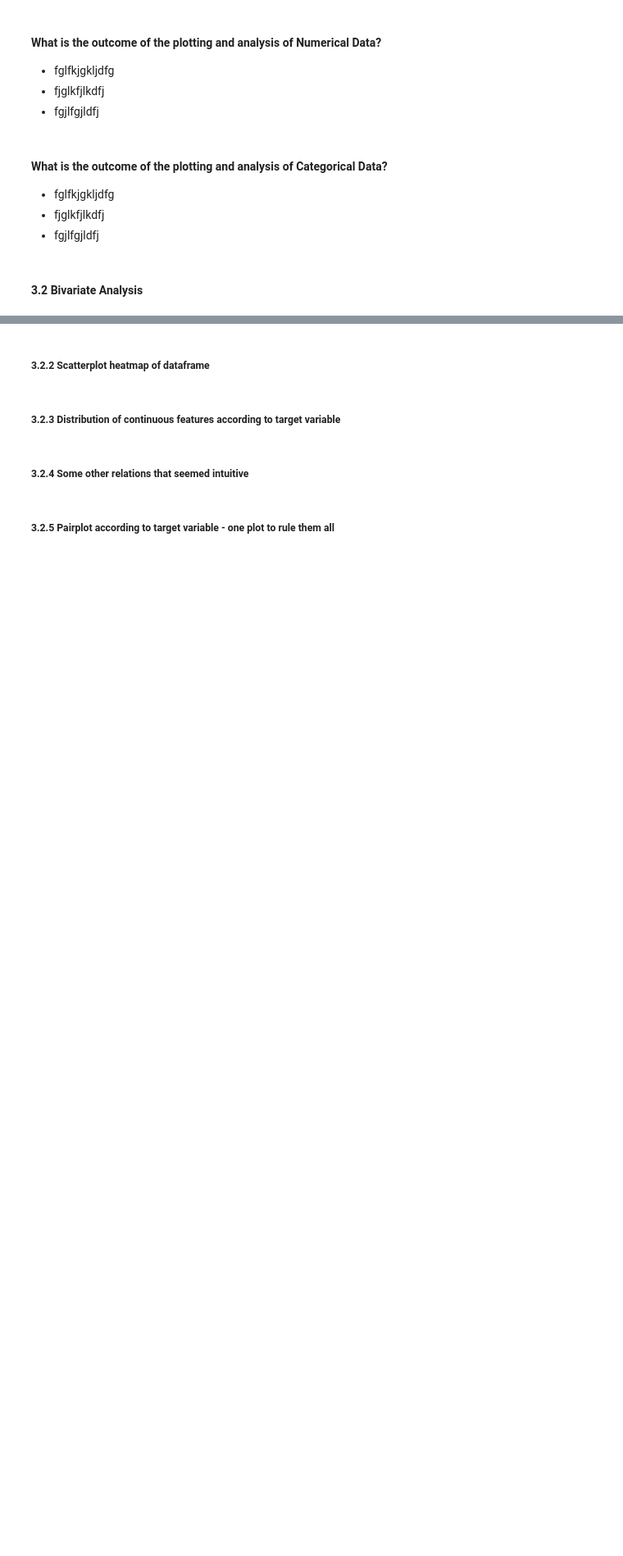
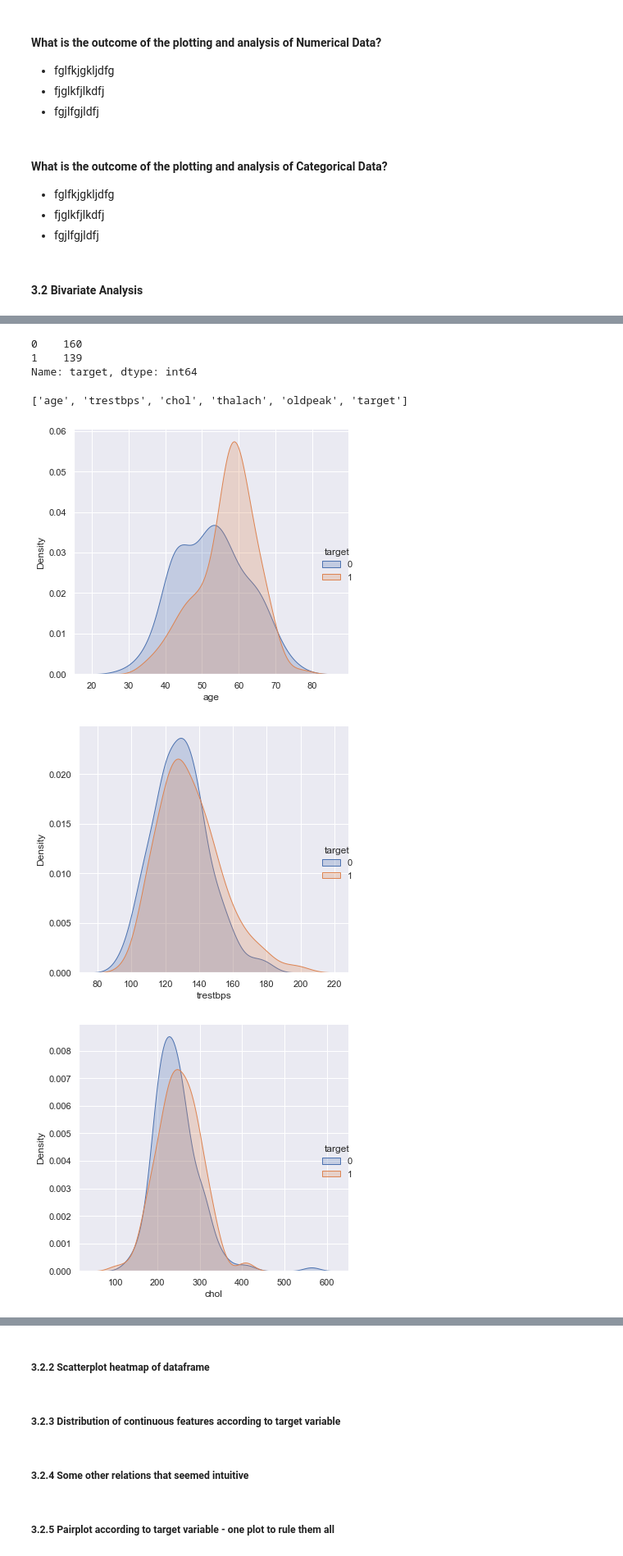
Before and after one commit to mahmoudmoe84/ML_Proejcts, a Jupyter notebook: Heart Attack Template/Heart_Attack_Project_Zero.ipynb, the cells around one changed output, grey strips where cells are left out. Shown at 82% size. Drawn from its saved outputs; the diff is of its cells as text; code cells hidden in the pictures; blank space fills up the shorter version.

```diff
--- a/Heart Attack Template/Heart_Attack_Project_Zero.ipynb
+++ b/Heart Attack Template/Heart_Attack_Project_Zero.ipynb
@@ -414,4 +414,5 @@ memory usage: 23.4+ KB
 # %% [markdown]
 ##### Very important step to remove decimals from cetgorical values to be able to plot it and see actual pentration of each category
 # %%
+final_hd[categorical_var]=final_hd[categorical_var].astype('float64')
 final_hd[categorical_var]=final_hd[categorical_var].astype('int64')
@@ -420,4 +419,5 @@ ValueError: invalid literal for int() with base 10: '0.0'
 # %%
 final_hd[categorical_var] =final_hd[categorical_var].astype('object')
 # %%
+final_hd.reset_index(inplace=True)
 final_hd
@@ -468,0 +506,8 @@ for i , z in list(zip(categorical_var,categoric_axis_name)):
+# %%
+for i  in range(len(final_hd['target'])):
+    if final_hd['target'][i] == 0:
+        final_hd['target'][i] =0
+    elif final_hd['target'][i] ==1:
+        final_hd['target'][i] =1
+    else:
+        final_hd['target'][i] =1
@@ -468,0 +523,29 @@ for i , z in list(zip(categorical_var,categoric_axis_name)):
+# %%
+final_hd['target'].value_counts()
+# %% [output]
+0    160
+1    139
+Name: target, dtype: int64
+# %%
+numeric_var.append('target')
+numeric_var.remove('target')
+numeric_var.remove('target')
+numeric_var.remove('target')
+numeric_var.remove('target')
+numeric_var
+# %% [output]
+['age', 'trestbps', 'chol', 'thalach', 'oldpeak', 'target']
+# %%
+title_font = {'family':'arial','color':'darkred','weight':'bold','size':15}
+axis_font = {'family':'arial','color':'darkblue','weight':'bold','size':13}
+for i in numeric_var:
+    graph = sns.FacetGrid(final_hd[numeric_var],hue = 'target', height = 5)
+    graph.map(sns.kdeplot,i,shade=True)
+    graph.add_legend()
+
+    plt.tight_layout()
+    plt.show()
+# %% [output]
+[figure, added]
+[figure, added]
+[figure, added]
```
Also changed, not shown: parts of 17 cells of this notebook.
